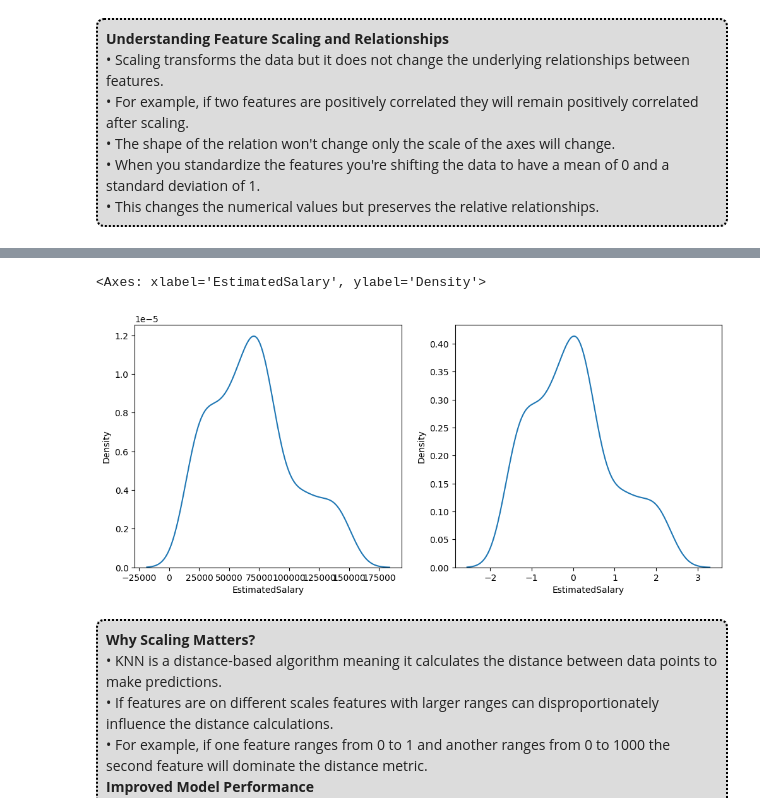
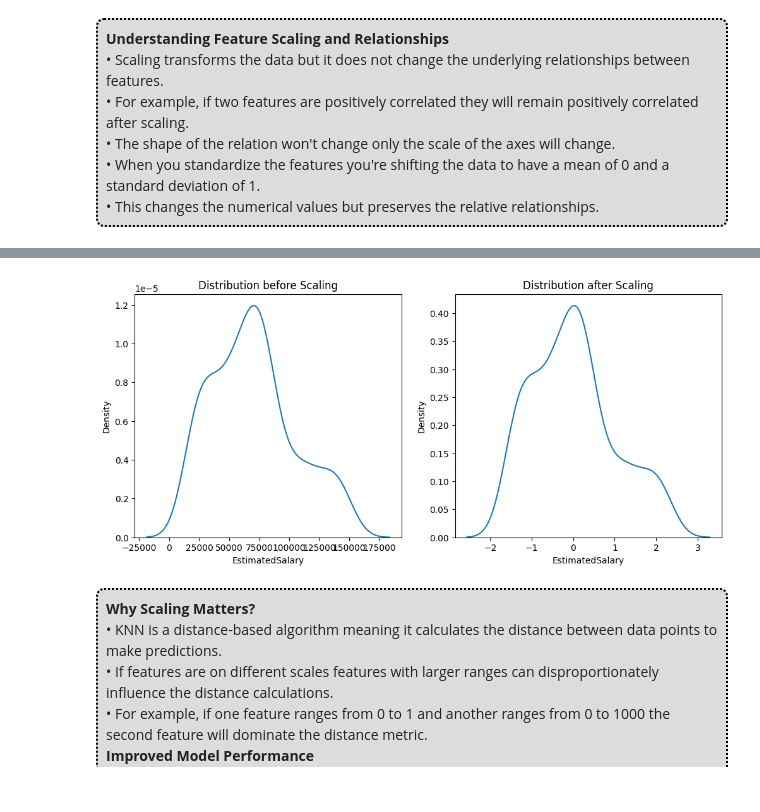
Before and after one commit to TheMrityunjayPathak/FeatureEngineering, a Jupyter notebook: Data Standardization/Data Standardization.ipynb, the cells around one changed output, grey strips where cells are left out. Saved outputs shown, nothing was run; the diff lists cells and outputs as text; code cells hidden in the pictures.

```diff
--- a/Data Standardization/Data Standardization.ipynb
+++ b/Data Standardization/Data Standardization.ipynb
@@ -234,12 +237,14 @@ sns.kdeplot(X_train_scaled["Age"], ax=ax[1])
 # %%
 # Univariate Analysis before and after Scaling
 # The scaling preserves the relative distribution shape of the features while changing their numerical representation
 fig, ax = plt.subplots(ncols=2, figsize=(12,5))
 sns.kdeplot(X_train["EstimatedSalary"], ax=ax[0])
+ax[0].set_title("Distribution before Scaling")
 sns.kdeplot(X_train_scaled["EstimatedSalary"], ax=ax[1])
+ax[1].set_title("Distribution after Scaling")
+plt.show()
 # %% [output]
-<Axes: xlabel='EstimatedSalary', ylabel='Density'>
-[figure, old version]
+[figure, new version]
 # %% [markdown]
 <div style="background-color:gainsboro; padding:8px; border:2px dotted black; border-radius:8px; font-family:verdana; line-height: 1.7em">
 <strong>Why Scaling Matters?</strong>
```
Also changed, not shown: parts of 5 cells of this notebook.
